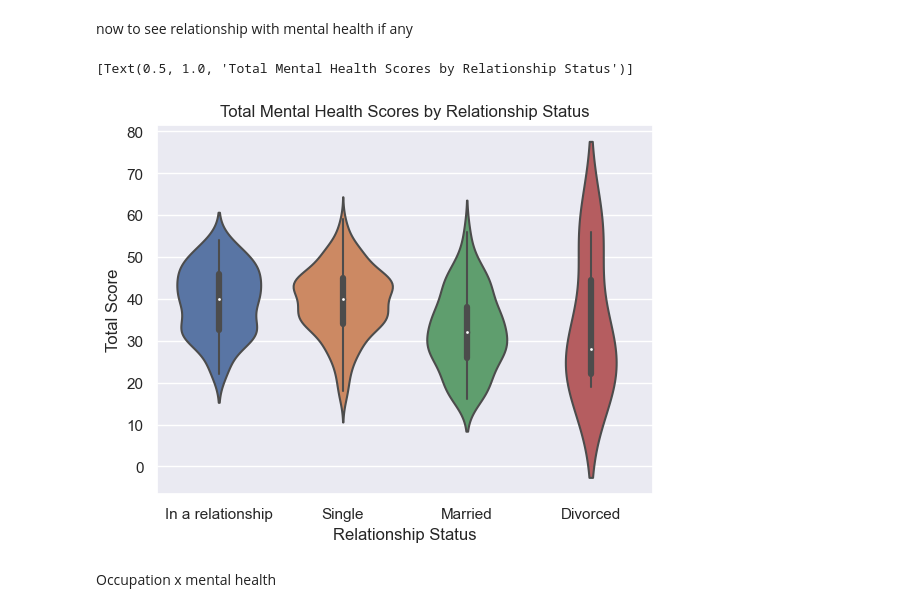
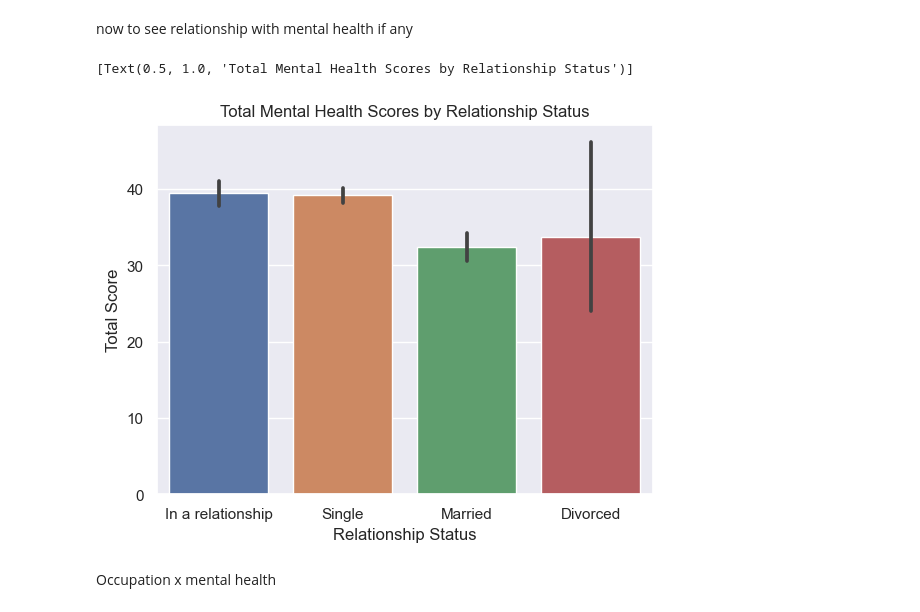
Before and after one commit to allygee/smmh_project, a Jupyter notebook: Social Media Mental Heallth Notebook.ipynb, the cells around one changed output. Saved outputs shown, nothing was run; the diff lists cells and outputs as text; code cells hidden in the pictures.

```diff
--- a/Social Media Mental Heallth Notebook.ipynb
+++ b/Social Media Mental Heallth Notebook.ipynb
@@ -385,12 +414,12 @@ Text(0.5, 1.0, 'Relationship Status Distribution')
 now to see relationship with mental health if any
 # %%
 #Create a violin plot to show distribution of data and their means to explore whether there are inherent differences per gender.
-sns.violinplot(data=data, x=data['Relationship Status'],
+sns.barplot(data=data, x=data['Relationship Status'],
                y=data['Total Score']).set(
                    title='Total Mental Health Scores by Relationship Status')
 # %% [output]
 [Text(0.5, 1.0, 'Total Mental Health Scores by Relationship Status')]
-[figure, old version]
+[figure, new version]
 # %% [markdown]
 Occupation x mental health
 # %%
```
Also changed, not shown: parts of 5 cells of this notebook.
